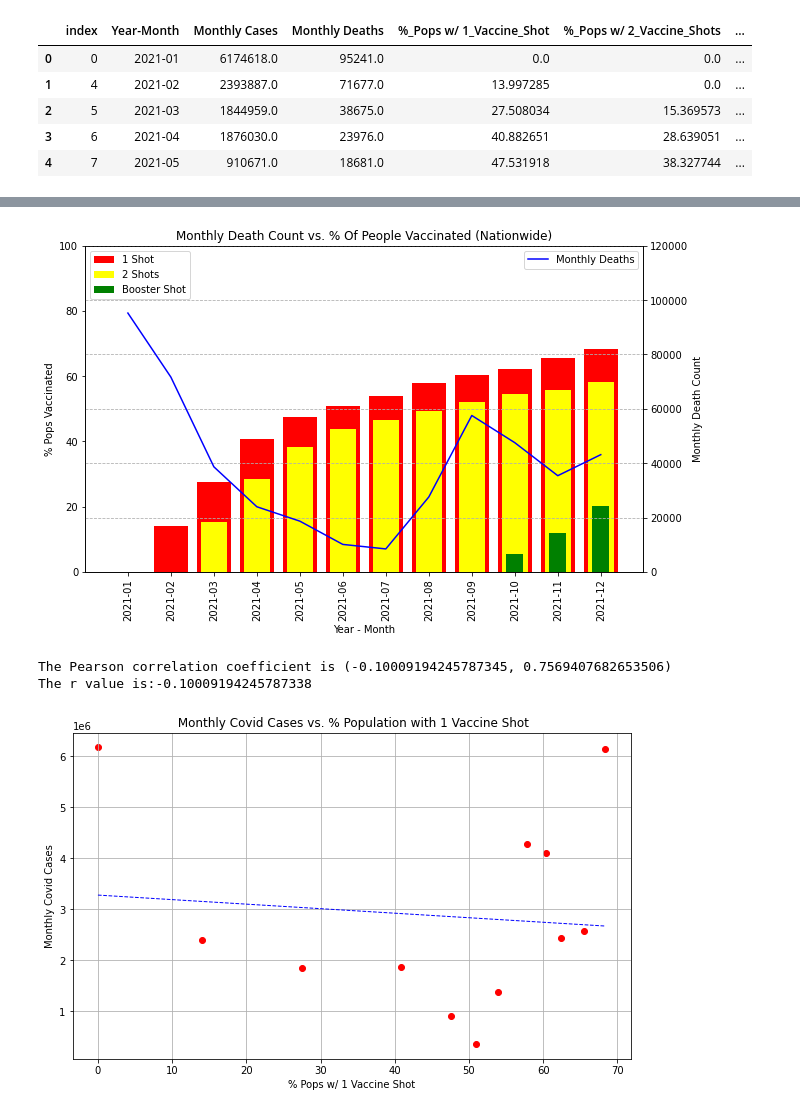
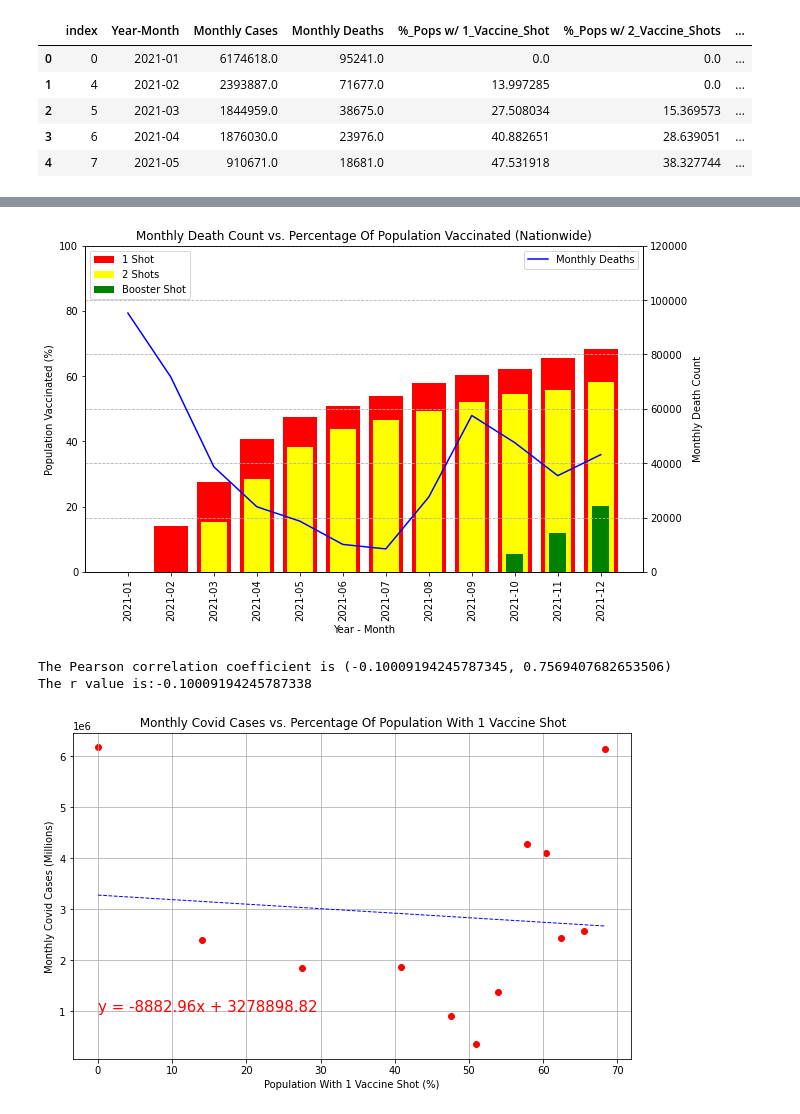
Before and after one commit to tracypoon/Group_3_Project, a Jupyter notebook: Tom/Covid Data Analysis v2.ipynb, the cells around one changed output, grey strips where cells are left out. Saved outputs shown, nothing was run; the diff lists cells and outputs as text; code cells hidden in the pictures.

```diff
--- a/Tom/Covid Data Analysis v2.ipynb
+++ b/Tom/Covid Data Analysis v2.ipynb
@@ -520,7 +520,7 @@ fig, ax1 = plt.subplots()
 plt.rcParams["figure.figsize"]=[10,6]
 ax1.set_xlabel("Year - Month")
 ax1.tick_params(axis = "x", labelrotation = 90)
-ax1.set_ylabel("% Pops Vaccinated")
+ax1.set_ylabel("Population Vaccinated (%)")
 ax1.bar(final_monthly_set3_df["Year-Month"], final_monthly_set3_df["%_Pops w/ 1_Vaccine_Shot"], color = "red",
         label = "1 Shot", width= 0.8)
 ax1.bar(final_monthly_set3_df["Year-Month"], final_monthly_set3_df["%_Pops w/ 2_Vaccine_Shots"], color = "yellow",
@@ -537,8 +537,8 @@ ax2.set_ylabel("Monthly Death Count")
 ax2.legend(loc = "upper right")
 ax2.set_ylim([0, 120000])
 plt.grid(linestyle = '--')
-plt.title("Monthly Death Count vs. % Of People Vaccinated (Nationwide)")
-plt.savefig("MonthlyDeaths_vs_PerVaccinated.png",
+plt.title("Monthly Death Count vs. Percentage Of Population Vaccinated (Nationwide)")
+plt.savefig("Images/MonthlyDeaths_vs_PerVaccinated.png",
             bbox_inches ="tight",
             pad_inches = 1,
             transparent = True,
@@ -547,36 +547,43 @@ plt.savefig("MonthlyDeaths_vs_PerVaccinated.png",
             orientation ="landscape")
 plt.show()
 # %% [output]
-[figure, old version]
+[figure, new version]
 # %%
 # Calculate the Pearson correlation coefficient between Monthly Covid Cases and % Population with 1 Vaccine Shot
 value_correlation = st.pearsonr(final_monthly_set3_df["%_Pops w/ 1_Vaccine_Shot"], final_monthly_set3_df["Monthly Cases"])
 print(f"The Pearson correlation coefficient is {value_correlation}")
 
 percent_1shot = final_monthly_set3_df["%_Pops w/ 1_Vaccine_Shot"].tolist()
 cases_count = final_monthly_set3_df["Monthly Cases"].tolist()
 
 # Perform a linear regression on Monthly Death Counts vs. % Population with 1 Vaccine Shot
 slope, int, r, p, std_err = st.linregress(percent_1shot, cases_count)
 # Create equation of line
 fit = slope * final_monthly_set3_df["%_Pops w/ 1_Vaccine_Shot"] + int
 print(f"The r value is:{r}")
 
 # Plot the linear model on top of scatter plot
 plt.scatter(final_monthly_set3_df["%_Pops w/ 1_Vaccine_Shot"], final_monthly_set3_df["Monthly Cases"], color = "red")
 plt.plot(final_monthly_set3_df["%_Pops w/ 1_Vaccine_Shot"], fit, "b--", linewidth = 1)
-plt.title(f" Monthly Covid Cases vs. % Population with 1 Vaccine Shot")
-plt.xlabel("% Pops w/ 1 Vaccine Shot")
-plt.ylabel("Monthly Covid Cases")
+plt.title(f" Monthly Covid Cases vs. Percentage Of Population With 1 Vaccine Shot")
+plt.xlabel("Population With 1 Vaccine Shot (%)")
+plt.ylabel("Monthly Covid Cases (Millions)")
 plt.grid()
 # Add equation line
 line_eq = "y = " + str(round(slope,2)) + "x + " + str(round(int,2))
-plt.annotate(line_eq,(0,20000), fontsize = 15, color = "red")
+plt.annotate(line_eq,(0,1000000), fontsize = 15, color = "red")
+plt.savefig("Images/MonthlyCases_vs_1shot.png",
+            bbox_inches ="tight",
+            pad_inches = 1,
+            transparent = True,
+            facecolor ="w",
+            edgecolor ="b",
+            orientation ="landscape")
 plt.show()
 # %% [output]
 The Pearson correlation coefficient is (-0.10009194245787345, 0.7569407682653506)
 The r value is:-0.10009194245787338
-[figure, old version]
+[figure, new version]
 # %%
 # Calculate the Pearson correlation coefficient between Monthly Covid Cases and % Population with 2 Vaccine Shots
 value_correlation = st.pearsonr(final_monthly_set3_df["%_Pops w/ 2_Vaccine_Shots"], final_monthly_set3_df["Monthly Cases"])
```
Also changed, not shown: parts of 8 cells of this notebook, 10 other files.
